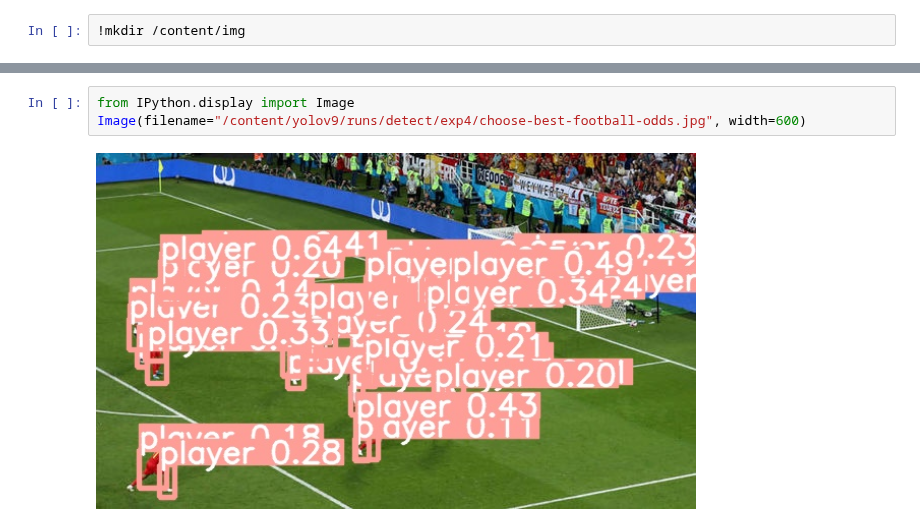
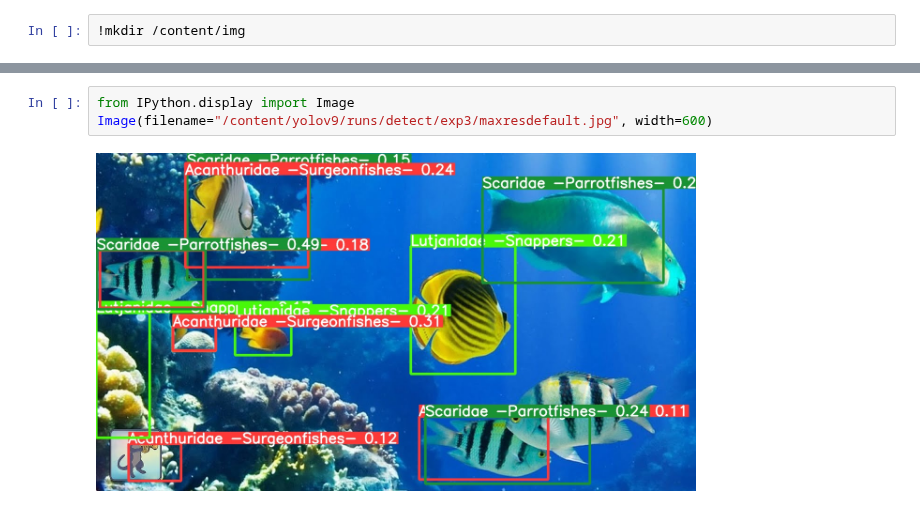
Before and after one commit to Mahdi-Abbasi-2001/yolov9-custom-dataset, a Jupyter notebook: yolov9_custom_dataset.ipynb, the cells around one changed output, grey strips where cells are left out. Saved outputs shown, nothing was run; the diff lists cells and outputs as text.

```diff
--- a/yolov9_custom_dataset.ipynb
+++ b/yolov9_custom_dataset.ipynb
@@ -146,5 +146,5 @@ Results saved to runs/detect/exp4
 # %%
 from IPython.display import Image
-Image(filename="/content/yolov9/runs/detect/exp4/choose-best-football-odds.jpg", width=600)
+Image(filename="/content/yolov9/runs/detect/exp3/maxresdefault.jpg", width=600)
 # %% [output]
-[figure, old version]
+[figure, new version]
```
Also changed, not shown: parts of 11 cells of this notebook.
